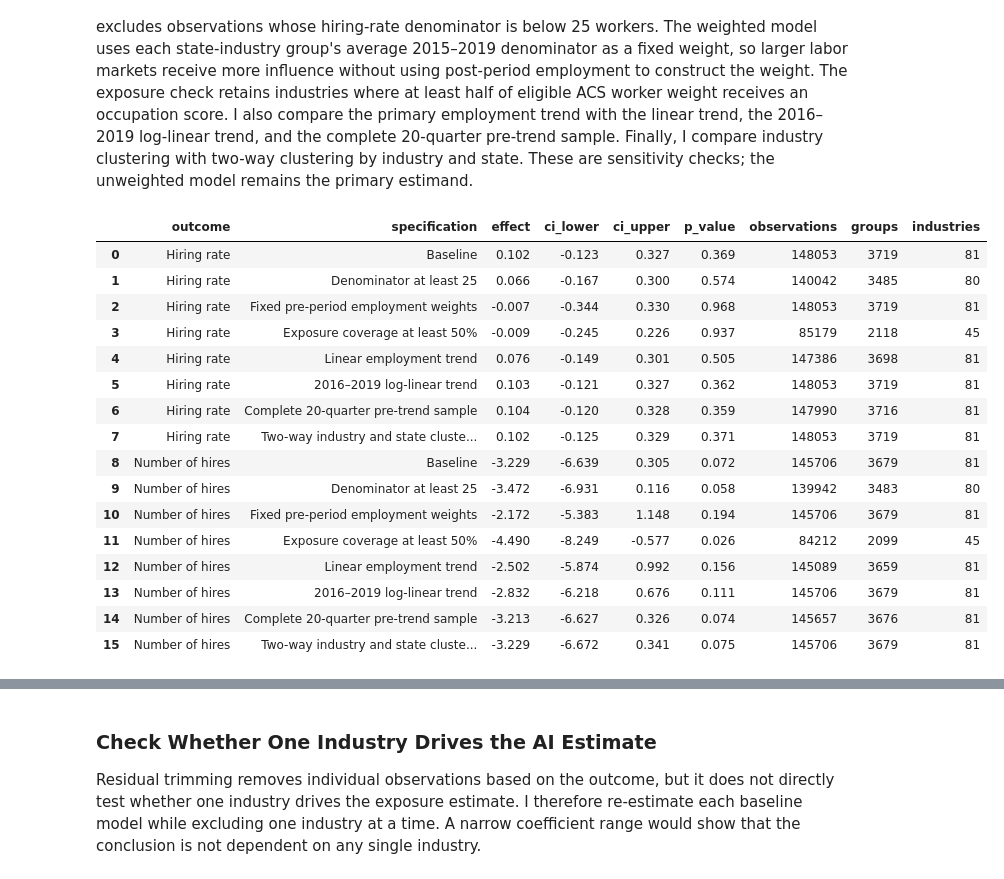
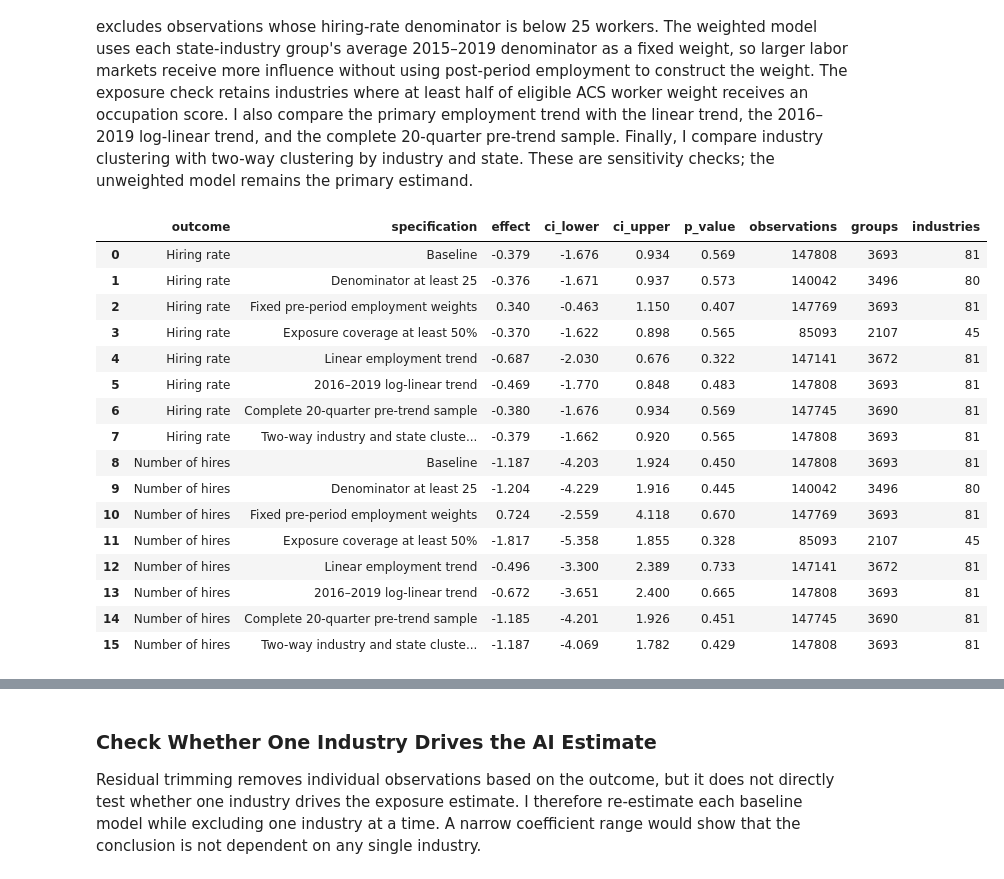
Before and after one commit to viet0901/senior-research, a Jupyter notebook: notebooks/02_research_analysis.ipynb, the cells around one changed output, grey strips where cells are left out. Cells and saved outputs as stored; diff of their text form; code cells hidden in the pictures.

```diff
--- a/notebooks/02_research_analysis.ipynb
+++ b/notebooks/02_research_analysis.ipynb
@@ -2206,9 +2130,7 @@ The final checks address the main remaining threats to the comparison. The minim
 # %%
 # Construct one fixed pre-period weight for each state-industry group
 preperiod_group_weights = (
-    model_data.loc[
-        model_data["period"].between("2015Q1", "2019Q4")
-    ]
+    model_data.loc[model_data["period"].between("2015Q1", "2019Q4")]
     .groupby("state_industry")["young_average_employment"]
     .mean()
     .rename("preperiod_employment_weight")
@@ -2217,7 +2139,7 @@ preperiod_group_weights = (
 robustness_rate_data = model_data.join(
     preperiod_group_weights, on="state_industry", validate="many_to_one"
 )
-robustness_count_data = hire_count_model_data.join(
+robustness_count_data = model_data.join(
     preperiod_group_weights, on="state_industry", validate="many_to_one"
 )
 
@@ -2230,7 +2152,7 @@ for data in (robustness_rate_data, robustness_count_data):
     )
 
 
-def estimate_robustness_models(data, outcome, log_outcome=False):
+def estimate_robustness_models(data, outcome_label, offset=None):
     specifications = [
         ("Baseline", data, "employment_trend_post", {"CRV1": "industry"}, None),
         (
@@ -2287,75 +2209,70 @@ def estimate_robustness_models(data, outcome, log_outcome=False):
     rows = []
     fitted_models = {}
     for name, sample, trend_term, vcov, weight in specifications:
-        observations_per_group = (
-            sample.groupby("state_industry")["period"].transform("size")
-        )
-        sample = sample.loc[observations_per_group.gt(1)].copy()
+        group_hires = sample.groupby("state_industry")["hire_count"].transform("sum")
+        sample = sample.loc[group_hires.gt(0)].copy()
         model = cast(
-            Feols,
-            feols(
-                (
-                    f"{outcome} ~ ai_exposure_post + {trend_term} "
-                    "| state_industry + period"
-                ),
+            Fepois,
+            fepois(
+                (f"hire_count ~ ai_exposure_post + {trend_term} | state_industry + period"),
                 data=sample,
                 vcov=vcov,
                 weights=weight,
+                offset=offset,
             ),
         )
         fitted_models[name] = model
         result = model.tidy().loc["ai_exposure_post"]
-        estimate = result["Estimate"]
-        ci_lower = result["2.5%"]
-        ci_upper = result["97.5%"]
-        if log_outcome:
-            estimate, ci_lower, ci_upper = (
-                np.expm1([estimate, ci_lower, ci_upper]) * 100
-            )
+        estimate, ci_lower, ci_upper = (
+            np.expm1([result["Estimate"], result["2.5%"], result["97.5%"]]) * 100
+        )
 
         rows.append(
             {
-                "outcome": "Number of hires" if log_outcome else "Hiring rate",
+                "outcome": outcome_label,
                 "specification": name,
                 "effect": estimate,
                 "ci_lower": ci_lower,
                 "ci_upper": ci_upper,
                 "p_value": result["Pr(>|t|)"],
-                "observations": len(sample),
+                "observations": model._N,
                 "groups": sample["state_industry"].nunique(),
                 "industries": sample["industry"].nunique(),
             }
         )
 
     return pd.DataFrame(rows), fitted_models
 
 
 rate_robustness_results, rate_robustness_models = estimate_robustness_models(
-    robustness_rate_data, "hiring_rate_pct"
+    robustness_rate_data,
+    "Hiring rate",
+    offset="log_young_average_employment",
 )
 count_robustness_results, count_robustness_models = estimate_robustness_models(
-    robustness_count_data, "log_hire_count", log_outcome=True
+    robustness_count_data,
+    "Number of hires",
 )
 final_robustness_results = pd.concat(
     [rate_robustness_results, count_robustness_results], ignore_index=True
 )
 display(final_robustness_results.round(3))
 # %% [output]
 |  | outcome | specification | effect | ci_lower | ci_upper | p_value | observations | groups | industries |
-| 0 | Hiring rate | Baseline | 0.102 | -0.123 | 0.327 | 0.369 | 148053 | 3719 | 81 |
-| 1 | Hiring rate | Denominator at least 25 | 0.066 | -0.167 | 0.300 | 0.574 | 140042 | 3485 | 80 |
-| 2 | Hiring rate | Fixed pre-period employment weights | -0.007 | -0.344 | 0.330 | 0.968 | 148053 | 3719 | 81 |
-| 3 | Hiring rate | Exposure coverage at least 50% | -0.009 | -0.245 | 0.226 | 0.937 | 85179 | 2118 | 45 |
-| 4 | Hiring rate | Linear employment trend | 0.076 | -0.149 | 0.301 | 0.505 | 147386 | 3698 | 81 |
-| 5 | Hiring rate | 2016–2019 log-linear trend | 0.103 | -0.121 | 0.327 | 0.362 | 148053 | 3719 | 81 |
-| 6 | Hiring rate | Complete 20-quarter pre-trend sample | 0.104 | -0.120 | 0.328 | 0.359 | 147990 | 3716 | 81 |
-| 7 | Hiring rate | Two-way industry and state cluste... | 0.102 | -0.125 | 0.329 | 0.371 | 148053 | 3719 | 81 |
-| 8 | Number of hires | Baseline | -3.229 | -6.639 | 0.305 | 0.072 | 145706 | 3679 | 81 |
-| 9 | Number of hires | Denominator at least 25 | -3.472 | -6.931 | 0.116 | 0.058 | 139942 | 3483 | 80 |
-| 10 | Number of hires | Fixed pre-period employment weights | -2.172 | -5.383 | 1.148 | 0.194 | 145706 | 3679 | 81 |
-| 11 | Number of hires | Exposure coverage at least 50% | -4.490 | -8.249 | -0.577 | 0.026 | 84212 | 2099 | 45 |
-| 12 | Number of hires | Linear employment trend | -2.502 | -5.874 | 0.992 | 0.156 | 145089 | 3659 | 81 |
-| 13 | Number of hires | 2016–2019 log-linear trend | -2.832 | -6.218 | 0.676 | 0.111 | 145706 | 3679 | 81 |
-| 14 | Number of hires | Complete 20-quarter pre-trend sample | -3.213 | -6.627 | 0.326 | 0.074 | 145657 | 3676 | 81 |
-| 15 | Number of hires | Two-way industry and state cluste... | -3.229 | -6.672 | 0.341 | 0.075 | 145706 | 3679 | 81 |
+| 0 | Hiring rate | Baseline | -0.379 | -1.676 | 0.934 | 0.569 | 147808 | 3693 | 81 |
+| 1 | Hiring rate | Denominator at least 25 | -0.376 | -1.671 | 0.937 | 0.573 | 140042 | 3496 | 80 |
+| 2 | Hiring rate | Fixed pre-period employment weights | 0.340 | -0.463 | 1.150 | 0.407 | 147769 | 3693 | 81 |
+| 3 | Hiring rate | Exposure coverage at least 50% | -0.370 | -1.622 | 0.898 | 0.565 | 85093 | 2107 | 45 |
+| 4 | Hiring rate | Linear employment trend | -0.687 | -2.030 | 0.676 | 0.322 | 147141 | 3672 | 81 |
+| 5 | Hiring rate | 2016–2019 log-linear trend | -0.469 | -1.770 | 0.848 | 0.483 | 147808 | 3693 | 81 |
+| 6 | Hiring rate | Complete 20-quarter pre-trend sample | -0.380 | -1.676 | 0.934 | 0.569 | 147745 | 3690 | 81 |
+| 7 | Hiring rate | Two-way industry and state cluste... | -0.379 | -1.662 | 0.920 | 0.565 | 147808 | 3693 | 81 |
+| 8 | Number of hires | Baseline | -1.187 | -4.203 | 1.924 | 0.450 | 147808 | 3693 | 81 |
+| 9 | Number of hires | Denominator at least 25 | -1.204 | -4.229 | 1.916 | 0.445 | 140042 | 3496 | 80 |
+| 10 | Number of hires | Fixed pre-period employment weights | 0.724 | -2.559 | 4.118 | 0.670 | 147769 | 3693 | 81 |
+| 11 | Number of hires | Exposure coverage at least 50% | -1.817 | -5.358 | 1.855 | 0.328 | 85093 | 2107 | 45 |
+| 12 | Number of hires | Linear employment trend | -0.496 | -3.300 | 2.389 | 0.733 | 147141 | 3672 | 81 |
+| 13 | Number of hires | 2016–2019 log-linear trend | -0.672 | -3.651 | 2.400 | 0.665 | 147808 | 3693 | 81 |
+| 14 | Number of hires | Complete 20-quarter pre-trend sample | -1.185 | -4.201 | 1.926 | 0.451 | 147745 | 3690 | 81 |
+| 15 | Number of hires | Two-way industry and state cluste... | -1.187 | -4.069 | 1.782 | 0.429 | 147808 | 3693 | 81 |
 # %% [markdown]
```
Also changed, not shown: parts of 43 cells of this notebook, 4 other files.
